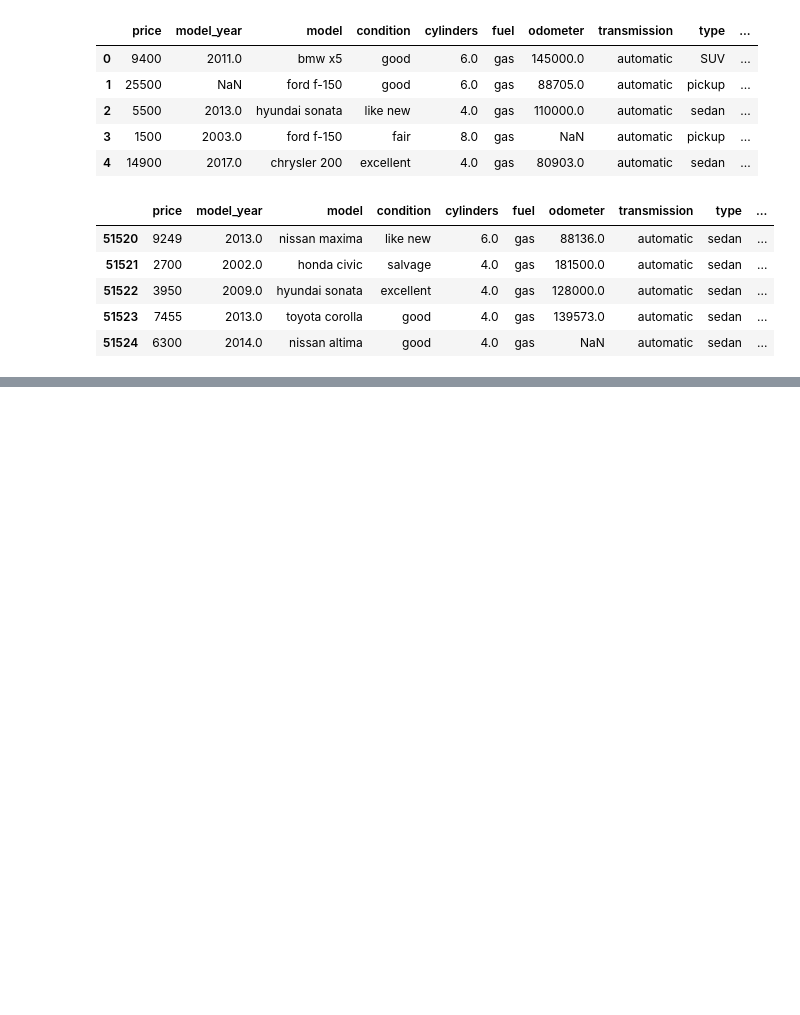
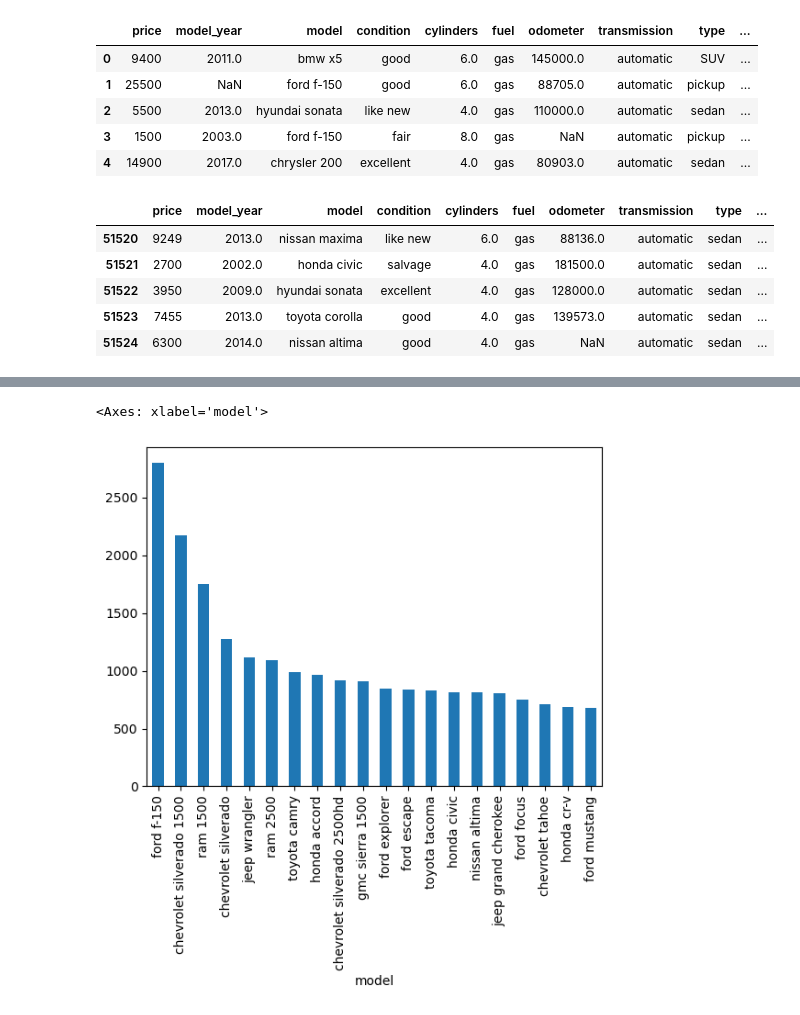
Before and after one commit to Vanessacat524/cars, a Jupyter notebook: notebooks/EDA.ipynb, the cells around one changed output, grey strips where cells are left out. Saved outputs shown, nothing was run; the diff lists cells and outputs as text; code cells hidden in the pictures; blank space fills up the shorter version.

```diff
--- a/notebooks/EDA.ipynb
+++ b/notebooks/EDA.ipynb
@@ -31,0 +40,5 @@ fig = px.
+# %%
+df['model'].value_counts()[:20].plot(kind='bar')
+# %% [output]
+<Axes: xlabel='model'>
+[figure, added]
```
Also changed, not shown: parts of 3 cells of this notebook, 1 other file.
